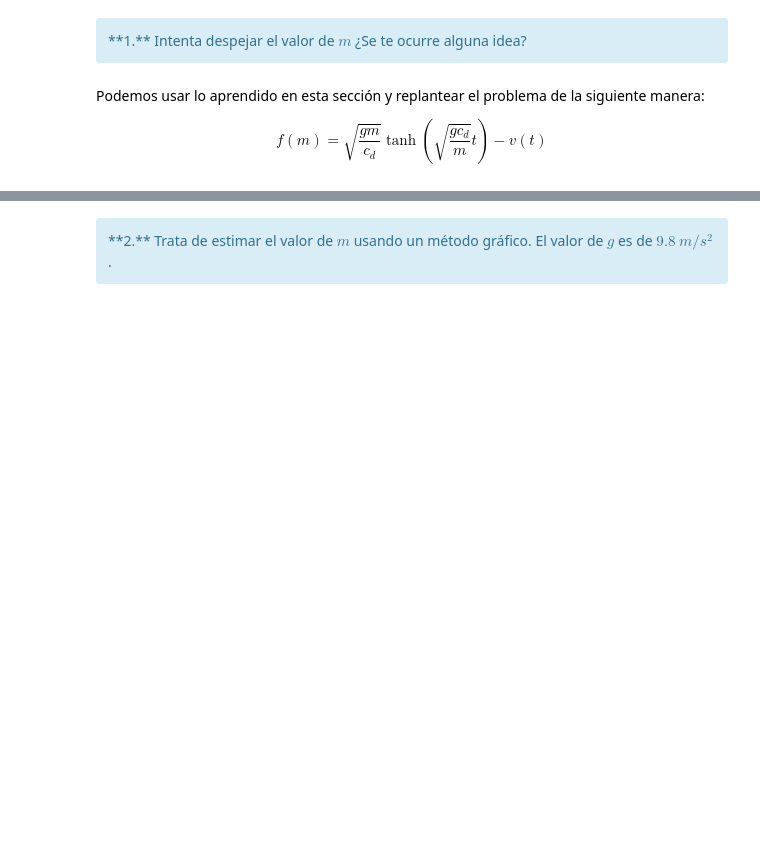
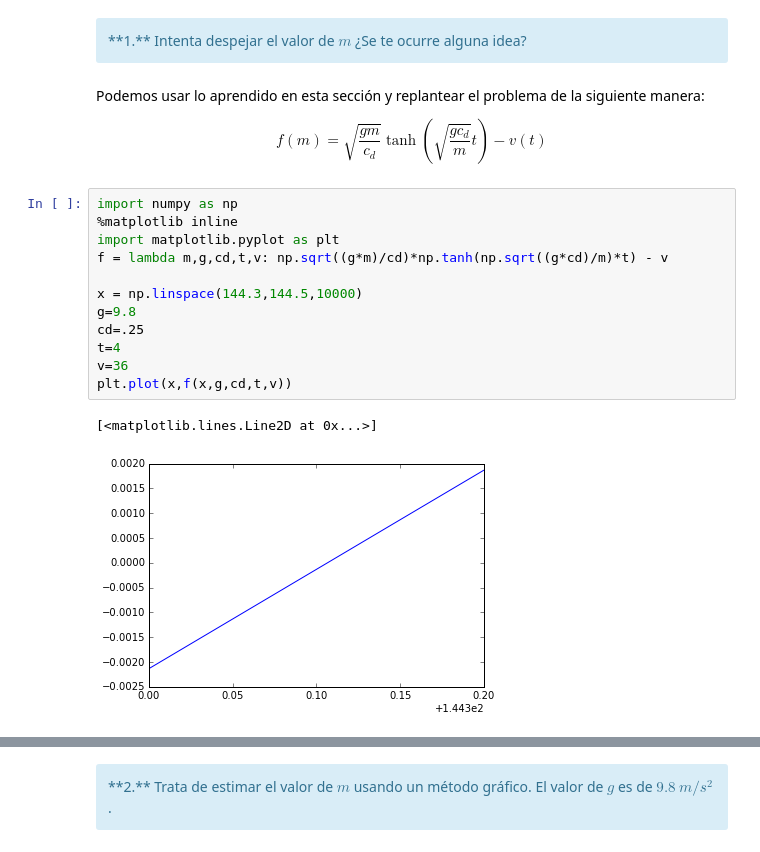
Before and after one commit to alfredolozano/mate-computacional, a Jupyter notebook: alumnos/emejiaf/0-raices-Copy0.ipynb, the cells around one changed output, grey strips where cells are left out. Drawn from its saved outputs; the diff is of its cells as text; blank space fills up the shorter version.

```diff
--- a/alumnos/emejiaf/0-raices-Copy0.ipynb
+++ b/alumnos/emejiaf/0-raices-Copy0.ipynb
@@ -513,3 +513,18 @@ Podemos usar lo aprendido en esta sección y replantear el problema de la siguie
 $$
 f(m) = \sqrt{\frac{g m}{c_d}}\tanh\left(\sqrt{\frac{g c_d}{m}}t\right) - v(t)
 $$
+# %%
+import numpy as np
+%matplotlib inline
+import matplotlib.pyplot as plt
+f = lambda m,g,cd,t,v: np.sqrt((g*m)/cd)*np.tanh(np.sqrt((g*cd)/m)*t) - v
+
+x = np.linspace(144.3,144.5,10000)
+g=9.8
+cd=.25
+t=4
+v=36
+plt.plot(x,f(x,g,cd,t,v))
+# %% [output]
+[<matplotlib.lines.Line2D at 0x...>]
+[figure, added]
```
Also changed, not shown: parts of 6 cells of this notebook.
